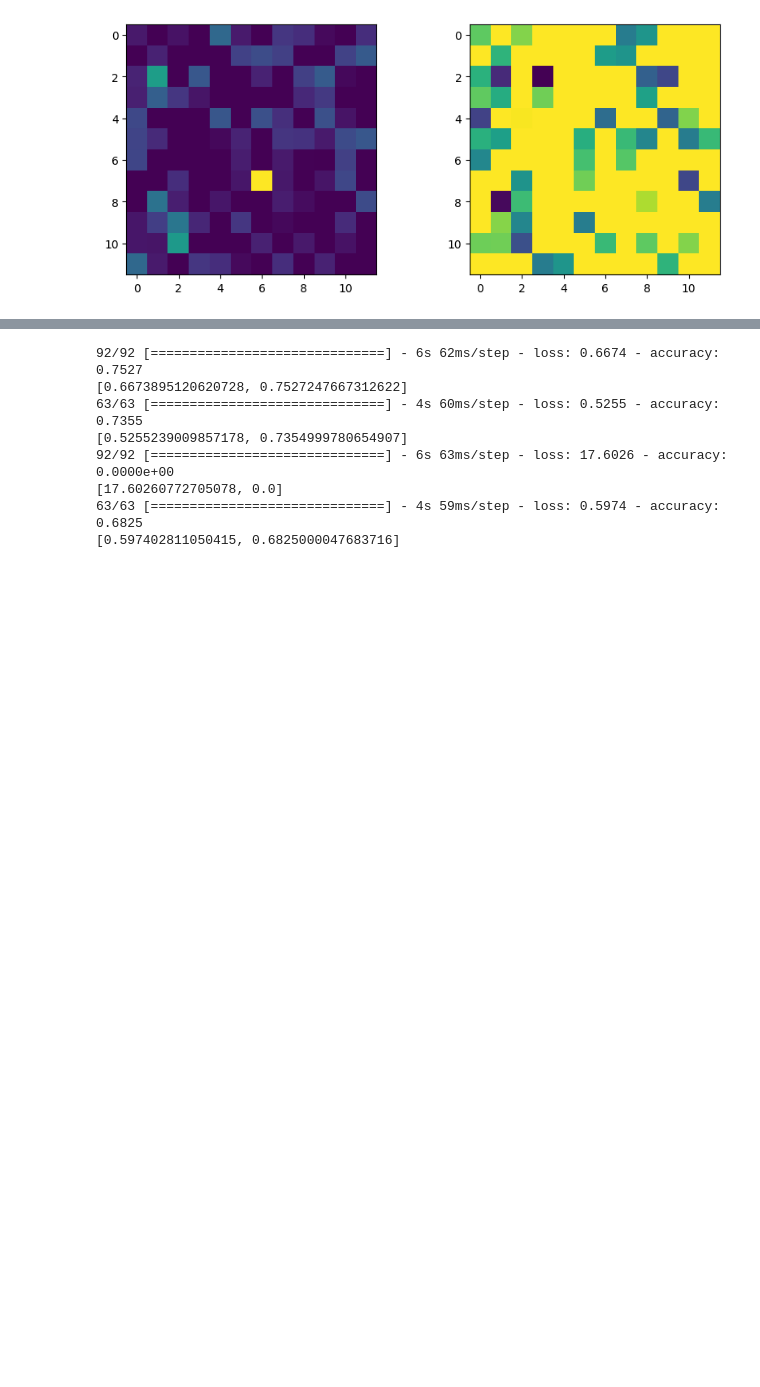
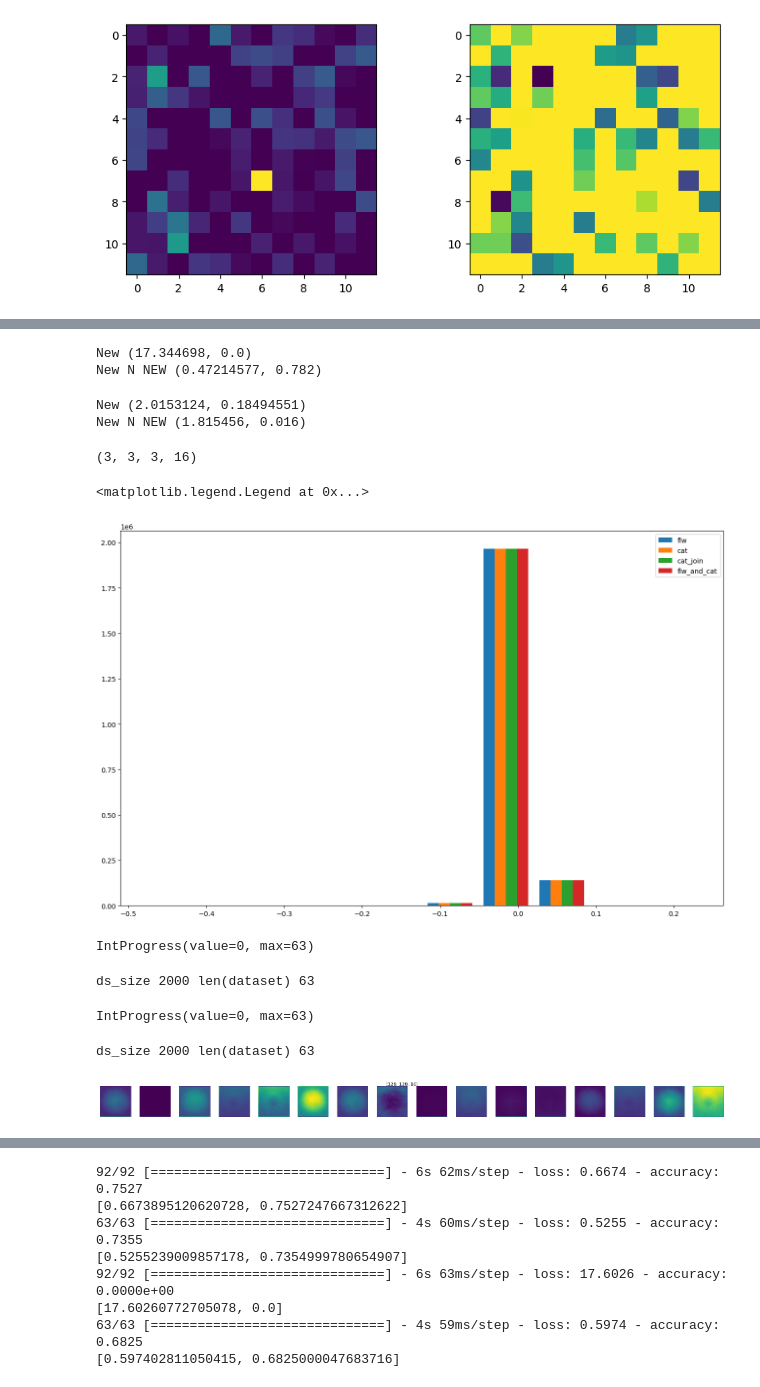
Before and after one commit to jbrneto/cnn-dosimetry, a Jupyter notebook: Generalization.ipynb, the cells around one changed output, grey strips where cells are left out. Cells and saved outputs as stored; diff of their text form; code cells hidden in the pictures; blank space fills up the shorter version.

```diff
--- a/Generalization.ipynb
+++ b/Generalization.ipynb
@@ -547,0 +881,7 @@ numpys.shape
+# %%
+%%time
+model2 = generate_model(total_label)
+opti_fn2 = tf.keras.optimizers.Adam()
+loss_fn2 = tf.keras.losses.SparseCategoricalCrossentropy(from_logits=True)
+history2 = custom_training(model2, opti_fn2, loss_fn2, train_cat, 10)
+custom_evaluate(model2, loss_fn2, train_cat)
@@ -547,0 +1010,4 @@ numpys.shape
+# %%
+%%time
+model4 = generate_model(total_label)
+history4 = custom_training(model4, tf.keras.optimizers.Adam(), loss_fn, train_cat_join, 10)
@@ -547,0 +1018,6 @@ numpys.shape
+# %%
+print('New', custom_evaluate(model4, loss_fn, train_flw))
+print('New N NEW', custom_evaluate(model4, loss_fn, train_cat_join))
+# %% [output]
+New (17.344698, 0.0)
+New N NEW (0.47214577, 0.782)
@@ -547,0 +1028,49 @@ numpys.shape
+# %%
+print('New', custom_evaluate(model5, loss_fn, train_flw))
+print('New N NEW', custom_evaluate(model5, loss_fn, train_cat_join))
+# %% [output]
+New (2.0153124, 0.18494551)
+New N NEW (1.815456, 0.016)
+# %%
+def flattenmodel(model):
+    flat = model.get_weights()[0].flatten()
+    for i in range(1, len(model.get_weights())):
+        flat = np.concatenate((flat, model3.get_weights()[i].flatten()))
+    return flat
+# %%
+print(model3.get_weights()[0].shape)
+#print(model4.get_weights()[0][:,:,:,0].flatten())
+#print(model5.get_weights()[0][:,:,:,0].flatten())
+# %% [output]
+(3, 3, 3, 16)
+# %%
+ind = 1
+plt.figure(figsize=(16,10))
+plt.hist([
+    flattenmodel(model1),
+    flattenmodel(model2),
+    flattenmodel(model3),
+    flattenmodel(model4)
+    #model1.get_weights()[ind].flatten(),
+    #model2.get_weights()[ind].flatten(),
+    #model3.get_weights()[ind].flatten(),
+    #model4.get_weights()[ind].flatten()
+], label=['flw','cat','cat_join','flw_and_cat'])
+plt.legend(loc='upper right')
+#fig, axarr = plt.subplots(2,1, figsize=(16, 10))
+#axarr[0].plot(model2.get_weights()[ind].flatten())
+#axarr[1].plot(model3.get_weights()[ind].flatten())
+#axarr[2].plot(model5.get_weights()[ind].flatten())
+# %% [output]
+<matplotlib.legend.Legend at 0x...>
+[figure, added]
+# %%
+tts4, tts_raw4 = get_threshold_activation(model4, train_cat_join, all_layers)
+# %% [output]
+IntProgress(value=0, max=63)
+ds_size 2000 len(dataset) 63
+# %%
+act_freq4, raw_freq4 = get_activation_frequency(model4, train_cat_join, all_layers, tts4)
+# %% [output]
+IntProgress(value=0, max=63)
+ds_size 2000 len(dataset) 63
@@ -547,0 +1098,4 @@ numpys.shape
+# %%
+print_filters_3d(activoutt1[0])
+# %% [output]
+[figure, added]
```
Also changed, not shown: parts of 103 cells of this notebook.
